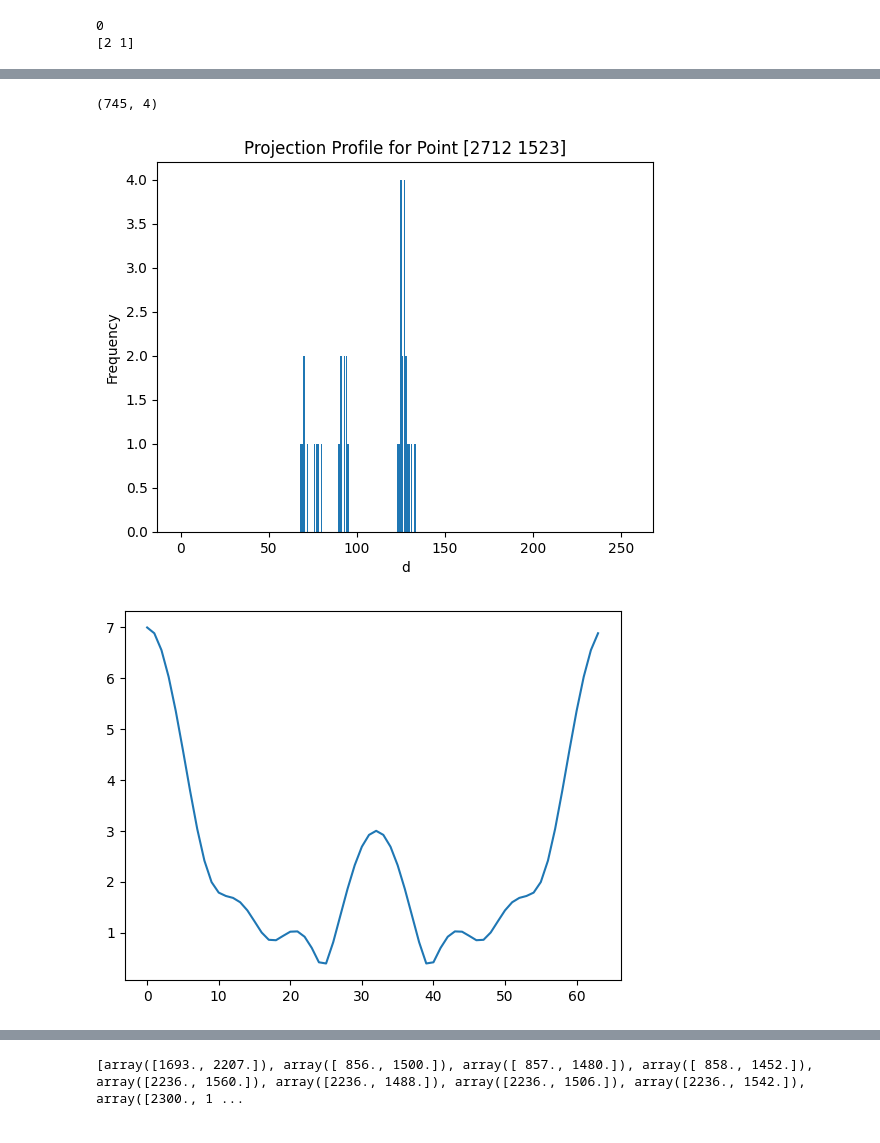
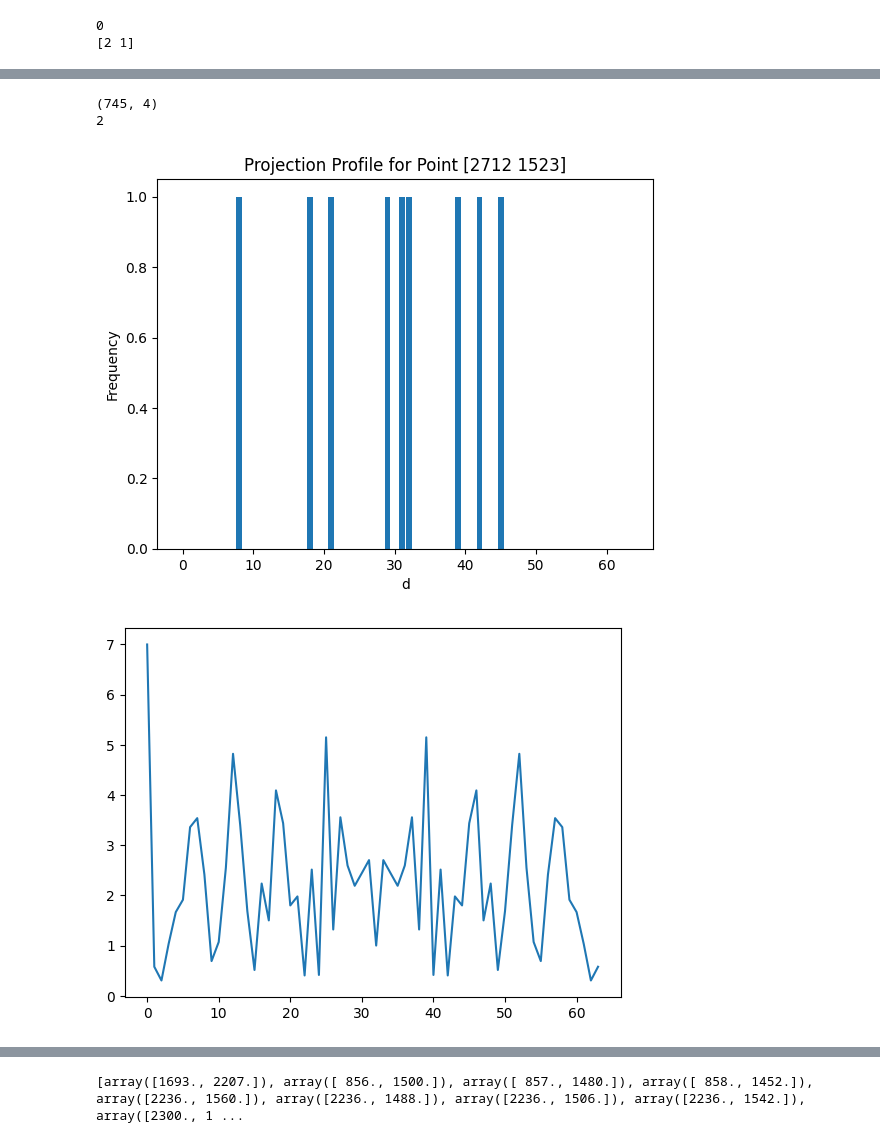
Before and after one commit to NHMDenmark/HTROCR, a Jupyter notebook: line_segmentation/test.ipynb, the cells around one changed output, grey strips where cells are left out. Saved outputs shown, nothing was run; the diff lists cells and outputs as text; code cells hidden in the pictures.

```diff
--- a/line_segmentation/test.ipynb
+++ b/line_segmentation/test.ipynb
@@ -205,4 +257,18 @@ extract_lto(p, N, B)
 # %%
+def select_closest_point_within_circle(p, angle, points, radius):
+    points = np.array([a for a in points if p[0] != a[0] and p[1] != a[1]])
+    distances = np.linalg.norm(abs(points - p), axis=1)
+    mask = distances <= radius
+    points_within_circle = points[mask]
+    cos = np.cos(angle+np.pi/2)
+    sin = np.sin(angle+np.pi/2)
+    distances_to_circle = np.abs(cos*(p[0]-points_within_circle[:,0]) - sin*(p[1]-points_within_circle[:,1]))
+    arr = [p]
+    if len(distances_to_circle) > 0:
+        closest_point_idx = np.argmin(distances_to_circle)
+        arr.append(points_within_circle[closest_point_idx])
+    return np.array(arr)
+
 def select_points_in_circle(a, points, radius):
     distances = np.linalg.norm(abs(points - a), axis=1)
     mask = distances <= radius
@@ -213,9 +279,10 @@ def compute_projection_profile(points, angles, diameters):
     points = np.array(points)
     h_pd = []
     for id, p in enumerate(points):
-        orientation_vector = np.array([np.cos(angles[id]), np.sin(angles[id])])
+        orientation_vector = np.array([np.cos(angles[id]+np.pi/2), np.sin(angles[id]+np.pi/2)])
         h_d = []
         for dia in diameters:
+            # ps = select_closest_point_within_circle(p, angles[id], points, dia/2)
             ps = select_points_in_circle(p, points, dia/2)
             pq = ps - p
             projections = np.dot(pq, orientation_vector)
@@ -250,9 +331,11 @@ running lto
 plt.imshow(SI, cmap='gray')
 plt.axis("off")
 p_idx = 500
-x_S = S[p_idx][1]
-y_S = S[p_idx][0]
-q = select_points_in_circle(S[p_idx], np.array(S), 32)
+# x_S = S[p_idx][1]
+# y_S = S[p_idx][0]
+y_S, x_S = (2874., 1973.)
+# q = select_points_in_circle(S[p_idx], np.array(S), 32)
+q = select_points_in_circle((y_S, x_S), np.array(S), 32)
 print(len(q))
 for i in range(len(q)):
     y_S2 = q[i][0]
@@ -273,31 +356,37 @@ plt.show()
 # %%
-ks = np.array([4,5,6])
+ks = np.array([5,6,7])
 ds = np.array([64, 128, 256, 512])
 h = compute_projection_profile(S, angles, ds)
 print(h.shape)
 # fft_arr = fft(np.array(h, dtype=np.int64))
 fft_arr = []
 for p in range(len(S)):
     fft_d = []
     for d in range(len(ds)):
         fft_d.append(fft(h[p,d]))
     fft_arr.append(fft_d)
-
-plt.bar(range(len(h[500,2])), h[500,2])
+idx = 0
+for i, p in enumerate(S):
+    if all(p == [2944, 2295]):
+        idx = i
+print(idx)
+# plt.bar(range(len(h[500,2])), h[500,2])
+plt.bar(range(len(h[idx,0])), h[idx,0])
 plt.xlabel('d')
 plt.ylabel('Frequency')
 plt.title('Projection Profile for Point {}'.format(S[300]))
 plt.show()
 
 
 
 H = fft_arr[500][0] #fft(h[300,1])
 plt.plot(np.abs(H))
 plt.show()
 # %% [output]
 (745, 4)
+2
-[figure, old version]
+[figure, new version]
-[figure, old version]
+[figure, new version]
 # %%
 def compute_data_energies(H_pd, S):
     E_s_p = {}
```
Also changed, not shown: parts of 20 cells of this notebook.
